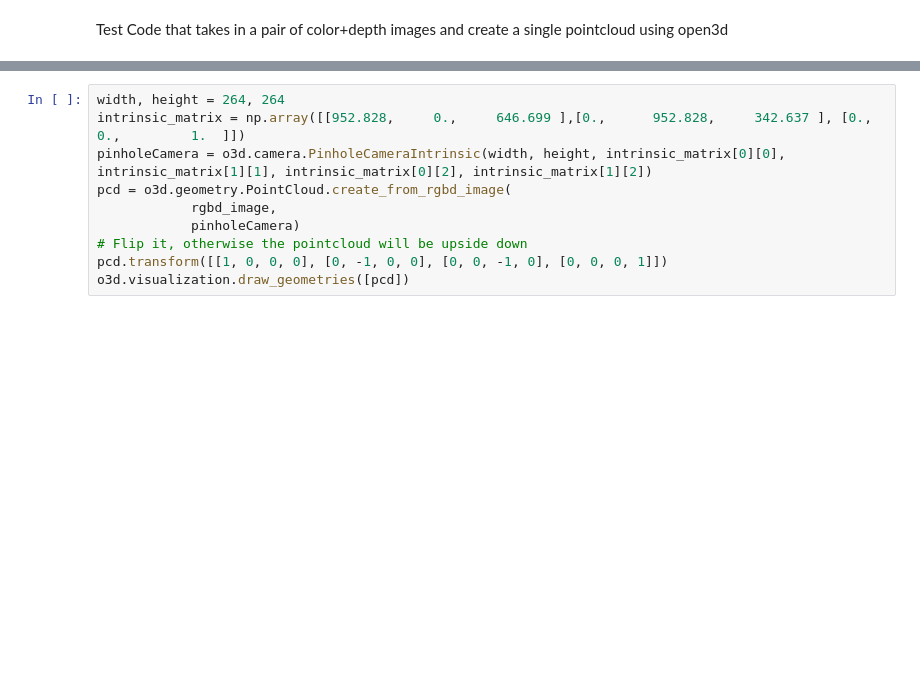
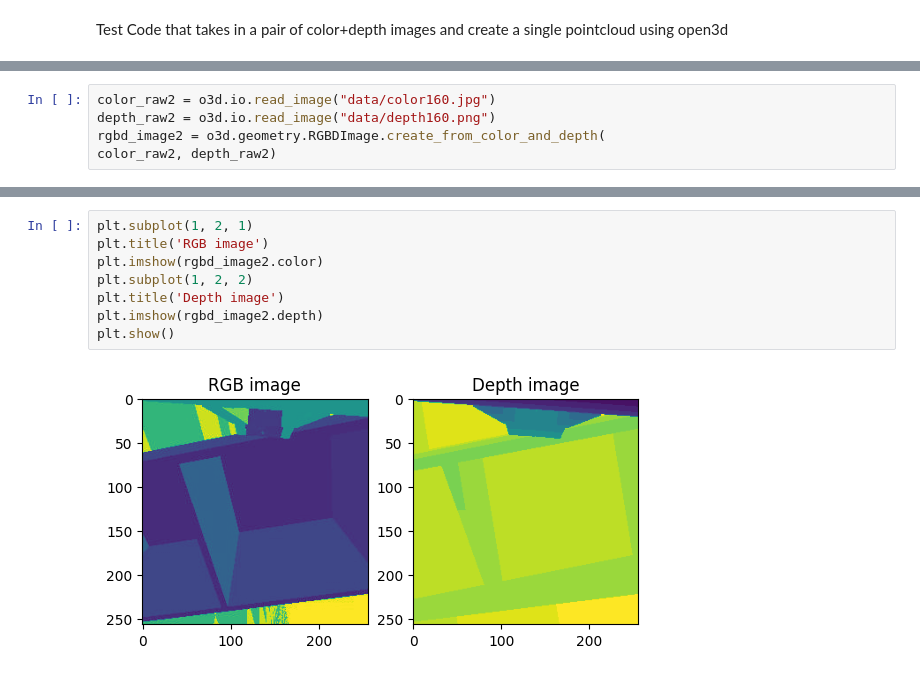
Before and after one commit to easoplee/pybullet_playground, a Jupyter notebook: pointcloud_test.ipynb, the cells around one changed output, grey strips where cells are left out. Saved outputs shown, nothing was run; the diff lists cells and outputs as text; blank space fills up the shorter version.

```diff
--- a/pointcloud_test.ipynb
+++ b/pointcloud_test.ipynb
@@ -16,3 +40,8 @@ Use numpy.asarray to access buffer data.
+# %%
+color_raw2 = o3d.io.read_image("data/color160.jpg")
+depth_raw2 = o3d.io.read_image("data/depth160.png")
+rgbd_image2 = o3d.geometry.RGBDImage.create_from_color_and_depth(
+color_raw2, depth_raw2)
 # %%
 plt.subplot(1, 2, 1)
 plt.title('RGB image')
@@ -34,10 +55,10 @@ print(np.asarray(rgbd_image.depth))
-# %%
-width, height = 264, 264
-intrinsic_matrix = np.array([[952.828,     0.,     646.699 ],[0.,      952.828,     342.637 ], [0.,         0.,         1.  ]])
-pinholeCamera = o3d.camera.PinholeCameraIntrinsic(width, height, intrinsic_matrix[0][0], intrinsic_matrix[1][1], intrinsic_matrix[0][2], intrinsic_matrix[1][2])
-pcd = o3d.geometry.PointCloud.create_from_rgbd_image(
-            rgbd_image,
-            pinholeCamera)
-# Flip it, otherwise the pointcloud will be upside down
-pcd.transform([[1, 0, 0, 0], [0, -1, 0, 0], [0, 0, -1, 0], [0, 0, 0, 1]])
-o3d.visualization.draw_geometries([pcd])
+# %%
+plt.subplot(1, 2, 1)
+plt.title('RGB image')
+plt.imshow(rgbd_image2.color)
+plt.subplot(1, 2, 2)
+plt.title('Depth image')
+plt.imshow(rgbd_image2.depth)
+plt.show()
+# %% [output]
+[figure, added]
```
Also changed, not shown: parts of 12 cells of this notebook, 22 other files.
